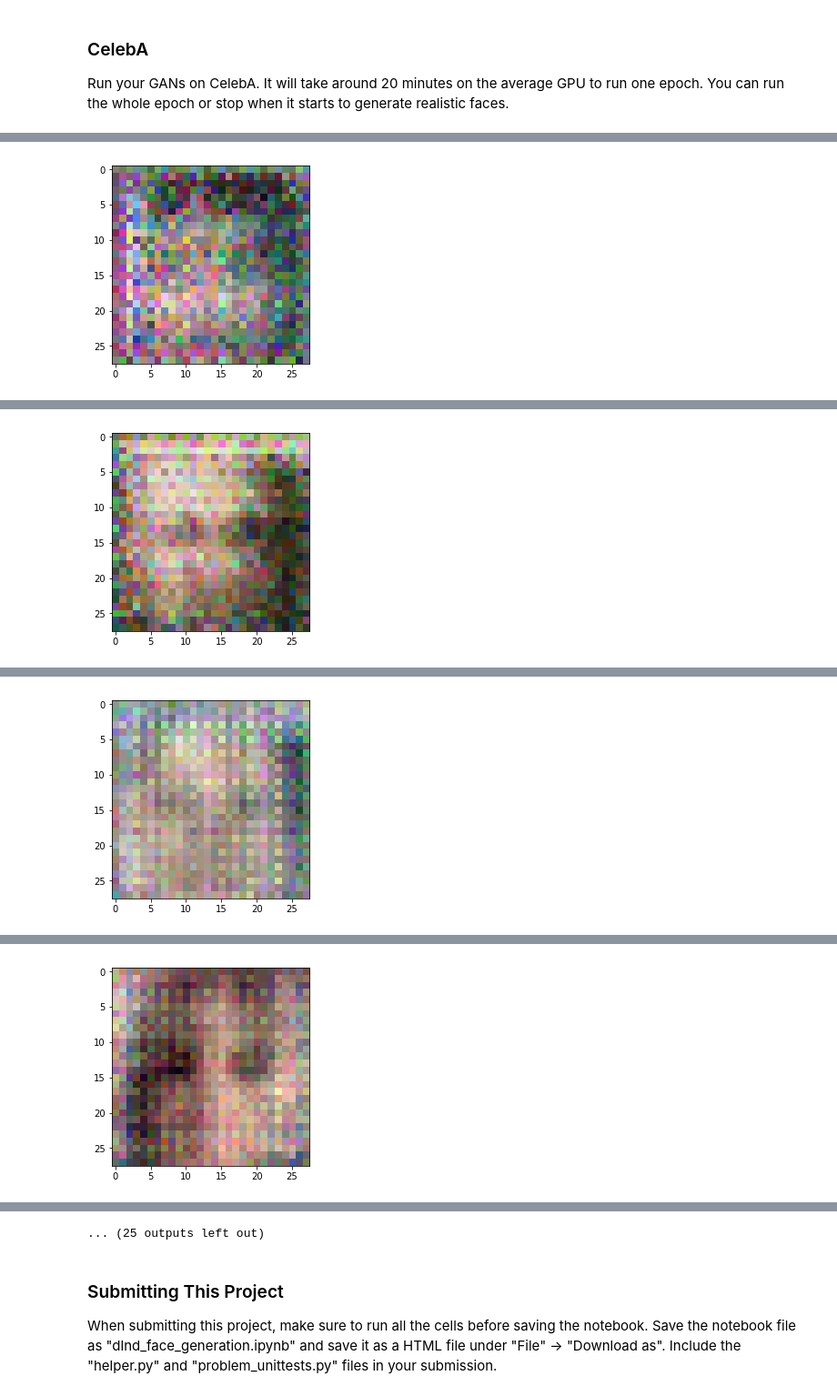
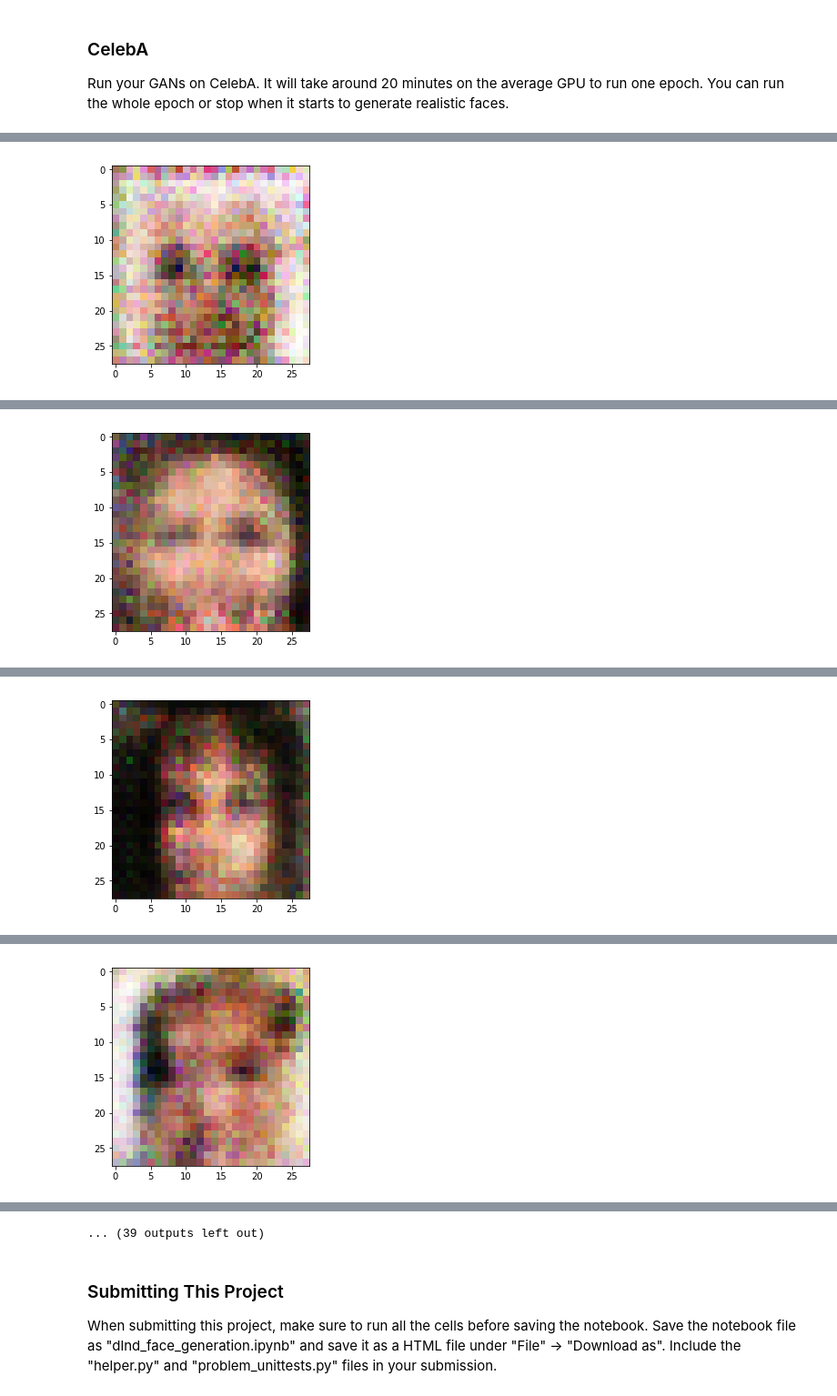
Before and after one commit to dlsirajudacity/project5, a Jupyter notebook: dlnd_face_generation.ipynb, the cells around one changed output, grey strips where cells are left out. Shown at 91% size. Drawn from its saved outputs; the diff is of its cells as text; code cells hidden in the pictures.

Commit message:
1. Incorporates feedback from udacity reviewer 2. Converted to use floydhub.com

```diff
--- a/dlnd_face_generation.ipynb
+++ b/dlnd_face_generation.ipynb
@@ -10,10 +10,10 @@ Since the celebA dataset is complex and you're doing GANs in a project for the f
 
 If you're using [FloydHub](https://www.floydhub.com/), set `data_dir` to "/input" and use the [FloydHub data ID](http://docs.floydhub.com/home/using_datasets/) "R5KrjnANiKVhLWAkpXhNBe".
 # %%
-data_dir = './data'
+#data_dir = './data'
 
 # FloydHub - Use with data ID "R5KrjnANiKVhLWAkpXhNBe"
-#data_dir = '/input'
+data_dir = '/input'
 
 
 """
@@ -21,8 +21,8 @@ DON'T MODIFY ANYTHING IN THIS CELL
 """
 import helper
 
-helper.download_extract('mnist', data_dir)
-helper.download_extract('celeba', data_dir)
+#helper.download_extract('mnist', data_dir)
+#helper.download_extract('celeba', data_dir)
 # %% [markdown]
 ## Explore the Data
 ### MNIST
@@ -354,12 +355,14 @@ def train(epoch_count, batch_size, z_dim, learning_rate, beta1, get_batches, dat
         for e in range(epochs):
             for batch_images in get_batches(batch_size):
                 steps += 1
-
+                batch_images = batch_images*2  #done per reviewer's suggestion
                 batch_z = np.random.uniform(-1, 1, size=(batch_size, z_dim))
 
                 _ = sess.run(d_opt, feed_dict={input_real: batch_images, input_z: batch_z})
                 _ = sess.run(g_opt, feed_dict={input_z: batch_z, lr_placeholder: learning_rate, input_real: batch_images})
-
+                #run twice per reviewer's suggestion, yielded far better performance from the generator.
+                _ = sess.run(g_opt, feed_dict={input_z: batch_z, lr_placeholder: learning_rate, input_real: batch_images})
+                _ = sess.run(g_opt, feed_dict={input_z: batch_z, lr_placeholder: learning_rate, input_real: batch_images})
 
                 if steps % 25 == 0:
                     train_loss_d = d_loss.eval({input_z: batch_z, input_real: batch_images})
@@ -426,7 +429,7 @@ Epoch 1/2... Discriminator Loss: 0.1189... Generator Loss: 3.5711
 ### CelebA
 Run your GANs on CelebA.  It will take around 20 minutes on the average GPU to run one epoch.  You can run the whole epoch or stop when it starts to generate realistic faces.
 # %%
-batch_size = 32
+batch_size = 64
 z_dim = 100
 learning_rate = 0.0002
 beta1 = 0.5
@@ -454 +457 @@ Epoch 1/1... Discriminator Loss: 0.1268... Generator Loss: 3.0617
-[figure, old version]
+[figure, new version]
@@ -459 +462 @@ Epoch 1/1... Discriminator Loss: 0.0945... Generator Loss: 2.6054
-[figure, old version]
+[figure, new version]
@@ -464 +467 @@ Epoch 1/1... Discriminator Loss: 0.5284... Generator Loss: 1.3185
-[figure, old version]
+[figure, new version]
@@ -469 +472 @@ Epoch 1/1... Discriminator Loss: 0.0417... Generator Loss: 5.5412
-[figure, old version]
+[figure, new version]
@@ -475,4 +478,4 @@ Epoch 1/1... Discriminator Loss: 0.0721... Generator Loss: 3.4582
-... (25 outputs left out)
+... (39 outputs left out)
 # %% [markdown]
 ### Submitting This Project
 When submitting this project, make sure to run all the cells before saving the notebook. Save the notebook file as "dlnd_face_generation.ipynb" and save it as a HTML file under "File" -> "Download as". Include the "helper.py" and "problem_unittests.py" files in your submission.
```
Also changed, not shown: parts of 5 cells of this notebook.
